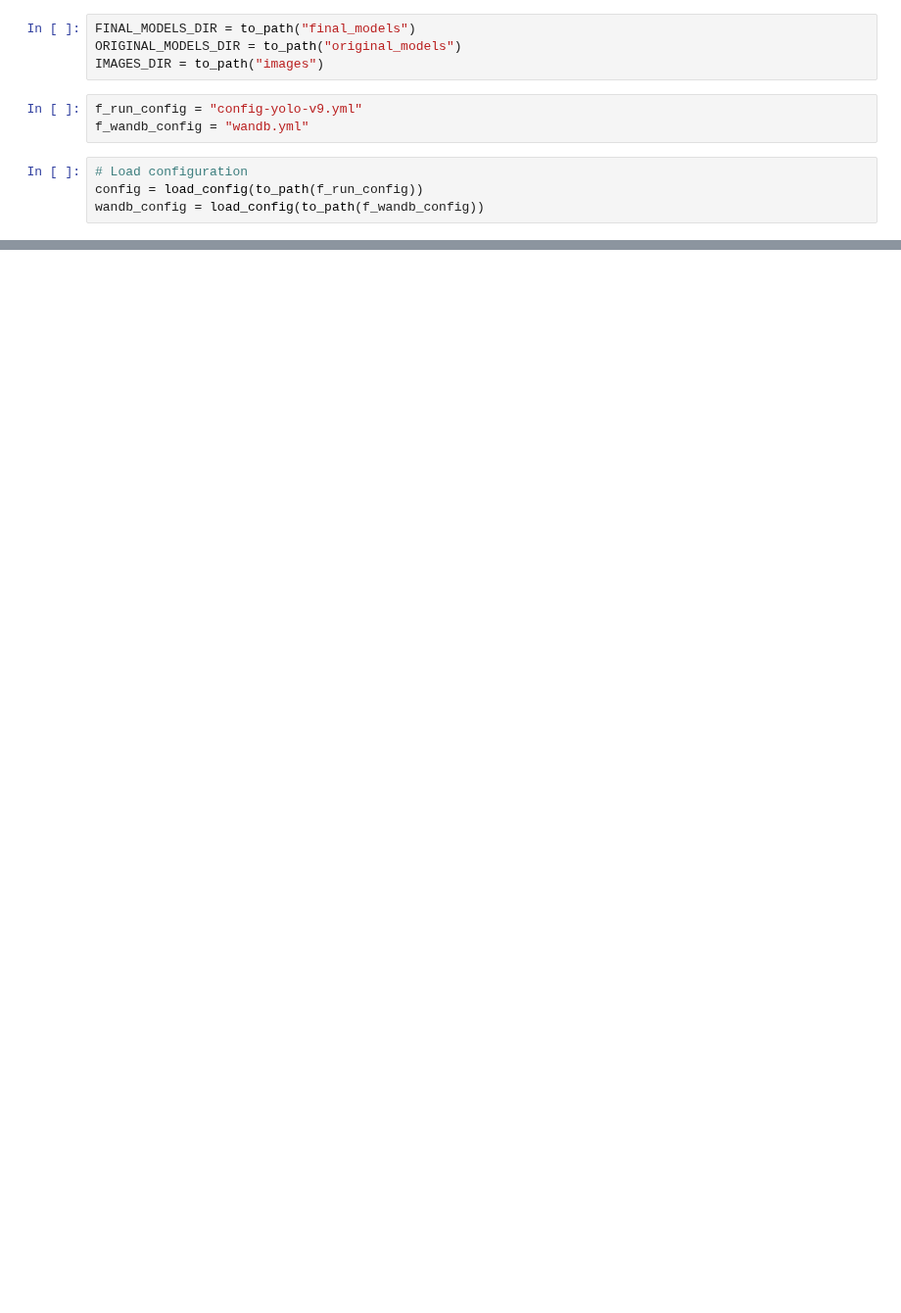
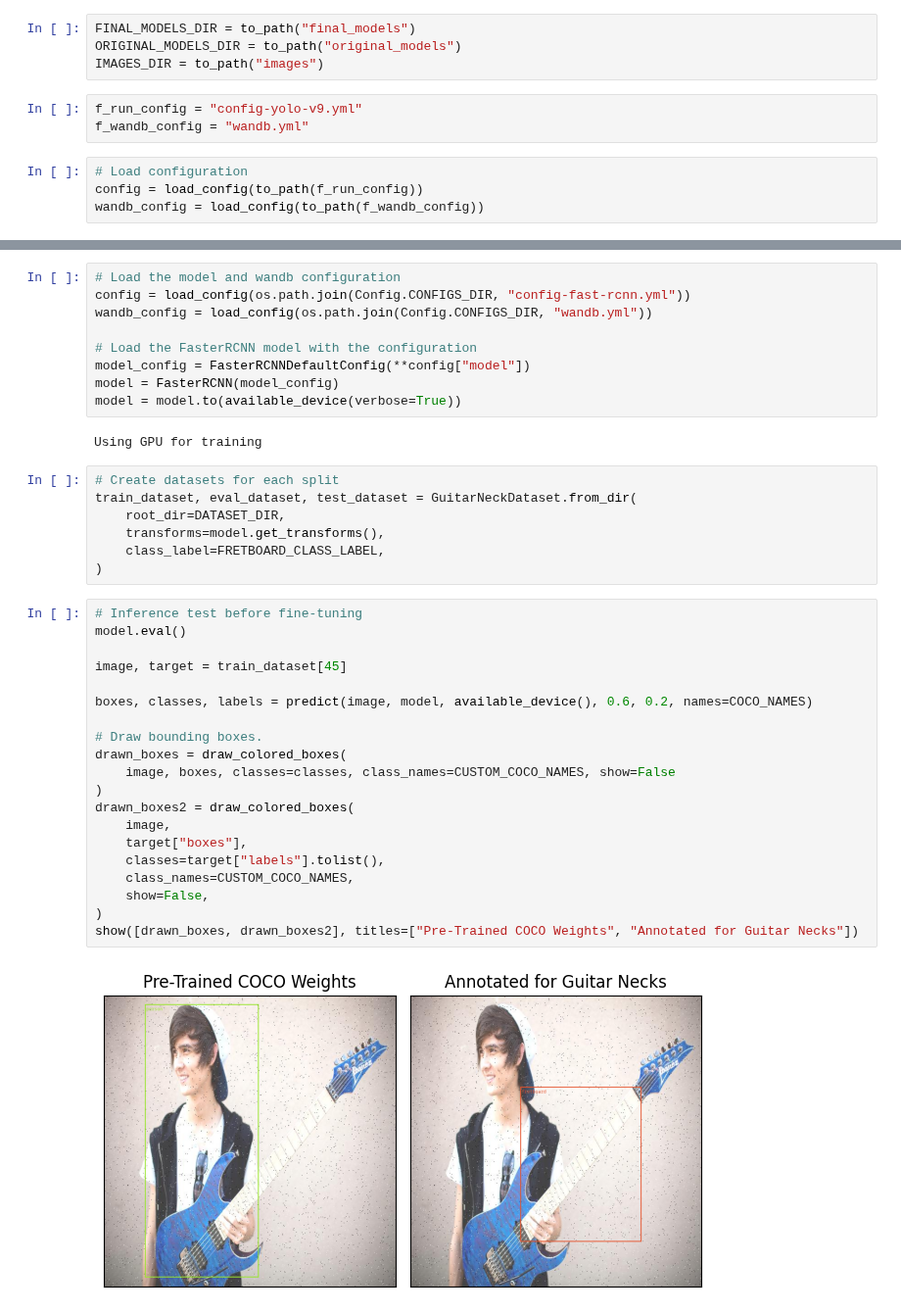
Before and after one commit to dhimitriosduka1/hlcv, a Jupyter notebook: Project/src/fretboard-recognition/fretboard_recognition_finetuning_ResNet50.ipynb, the cells around one changed output, grey strips where cells are left out. Shown at 98% size. Saved outputs shown, nothing was run; the diff lists cells and outputs as text; blank space fills up the shorter version.

Commit message:
Added Fast R-CNN

```diff
--- a/Project/src/fretboard-recognition/fretboard_recognition_finetuning_ResNet50.ipynb
+++ b/Project/src/fretboard-recognition/fretboard_recognition_finetuning_ResNet50.ipynb
@@ -451,0 +302,40 @@ model_2.names
+# %%
+# Load the model and wandb configuration
+config = load_config(os.path.join(Config.CONFIGS_DIR, "config-fast-rcnn.yml"))
+wandb_config = load_config(os.path.join(Config.CONFIGS_DIR, "wandb.yml"))
+
+# Load the FasterRCNN model with the configuration
+model_config = FasterRCNNDefaultConfig(**config["model"])
+model = FasterRCNN(model_config)
+model = model.to(available_device(verbose=True))
+# %% [output]
+Using GPU for training
+# %%
+# Create datasets for each split
+train_dataset, eval_dataset, test_dataset = GuitarNeckDataset.from_dir(
+    root_dir=DATASET_DIR,
+    transforms=model.get_transforms(),
+    class_label=FRETBOARD_CLASS_LABEL,
+)
+# %%
+# Inference test before fine-tuning
+model.eval()
+
+image, target = train_dataset[45]
+
+boxes, classes, labels = predict(image, model, available_device(), 0.6, 0.2, names=COCO_NAMES)
+
+# Draw bounding boxes.
+drawn_boxes = draw_colored_boxes(
+    image, boxes, classes=classes, class_names=CUSTOM_COCO_NAMES, show=False
+)
+drawn_boxes2 = draw_colored_boxes(
+    image,
+    target["boxes"],
+    classes=target["labels"].tolist(),
+    class_names=CUSTOM_COCO_NAMES,
+    show=False,
+)
+show([drawn_boxes, drawn_boxes2], titles=["Pre-Trained COCO Weights", "Annotated for Guitar Necks"])
+# %% [output]
+[figure, added]
```
Also changed, not shown: parts of 43 cells of this notebook, 18 other files.
